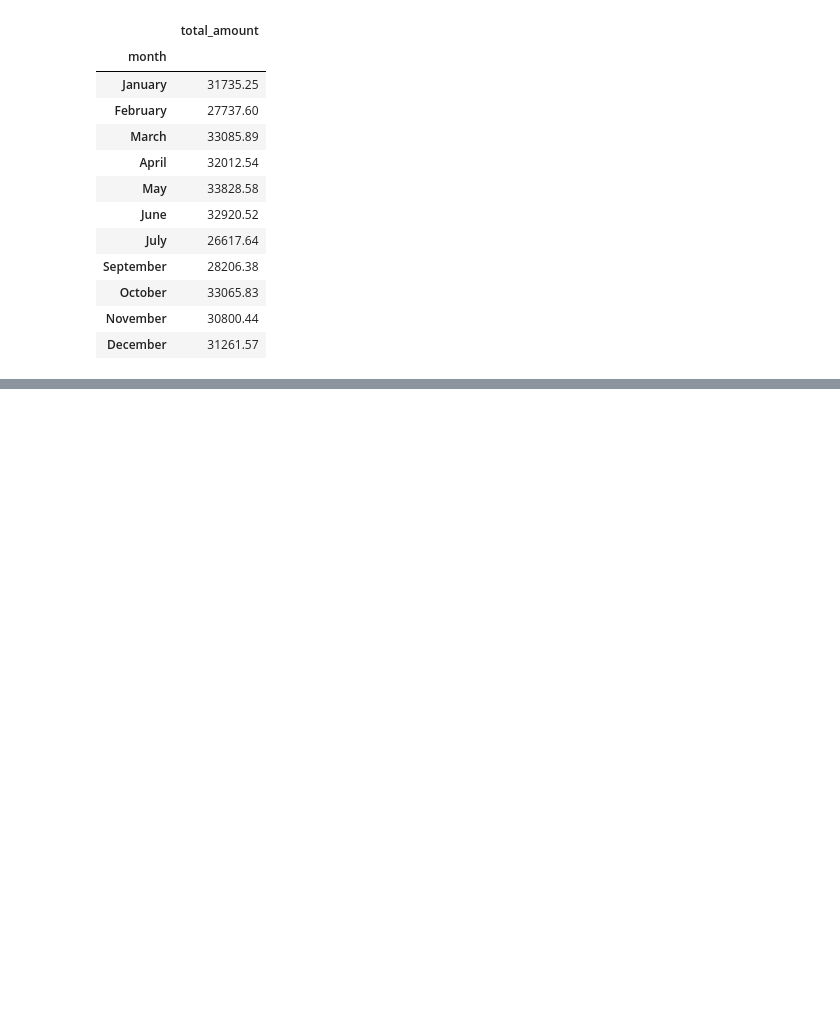
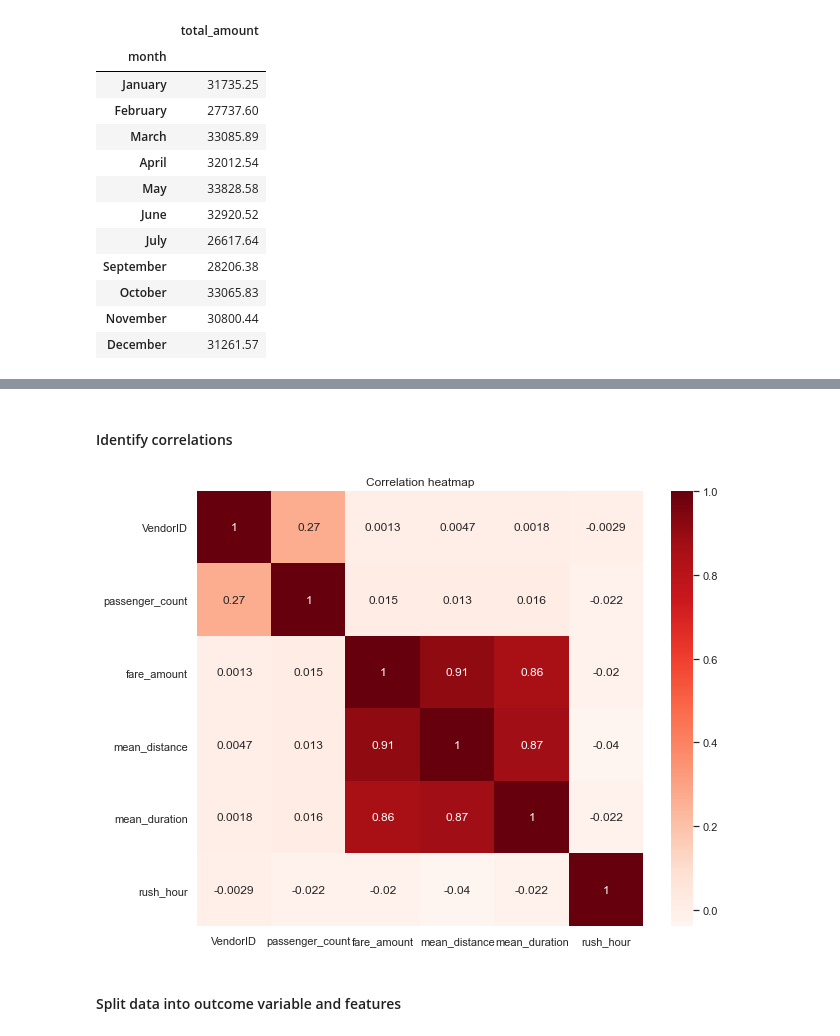
Before and after one commit to PedroHurtgm/Automatidata-Capstone, a Jupyter notebook: Automatidata Project.ipynb, the cells around one changed output, grey strips where cells are left out. Cells and saved outputs as stored; diff of their text form; code cells hidden in the pictures; blank space fills up the shorter version.

```diff
--- a/Automatidata Project.ipynb
+++ b/Automatidata Project.ipynb
@@ -560,0 +761,11 @@ Text(0.5, 1.0, 'Total revenue by month')
+# %% [markdown]
+#### Identify correlations
+# %%
+#Create a correlation heatmap
+plt.figure(figsize=(10,8))
+sns.heatmap(df1.corr(method = 'pearson'), annot = True, cmap = 'Reds')
+plt.title('Correlation heatmap');
+# %% [output]
+[figure, added]
+# %% [markdown]
+#### Split data into outcome variable and features
```
Also changed, not shown: parts of 24 cells of this notebook.
